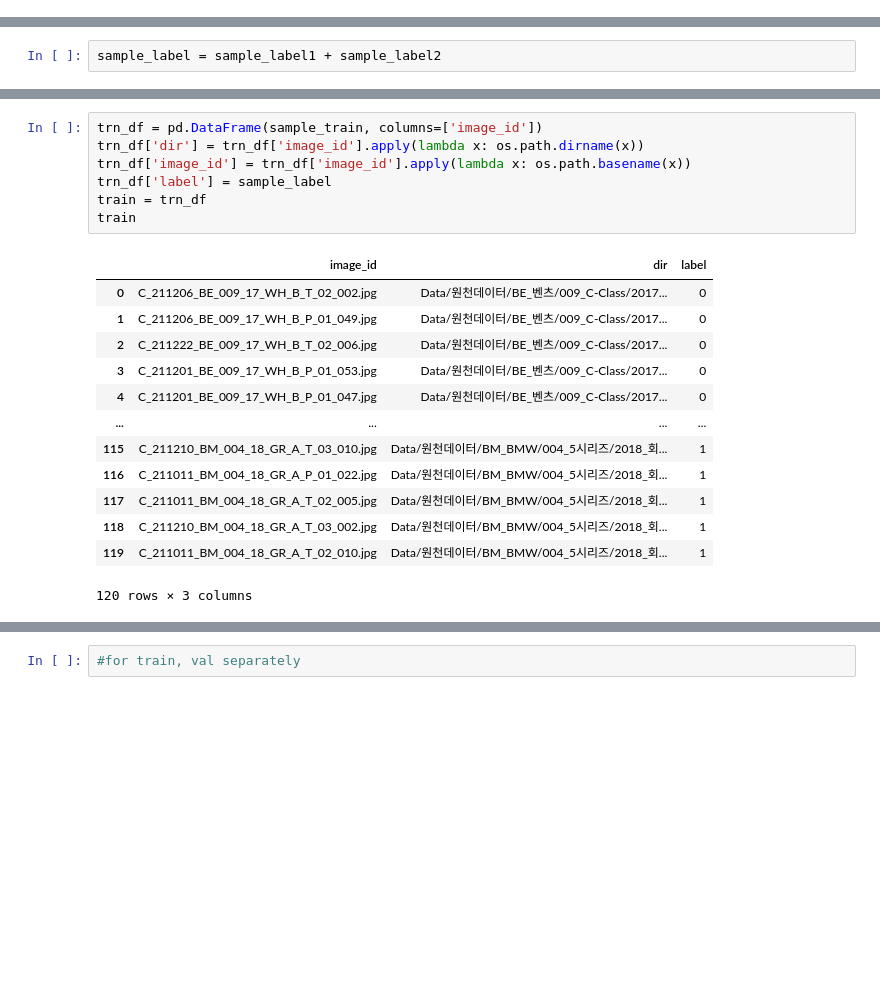
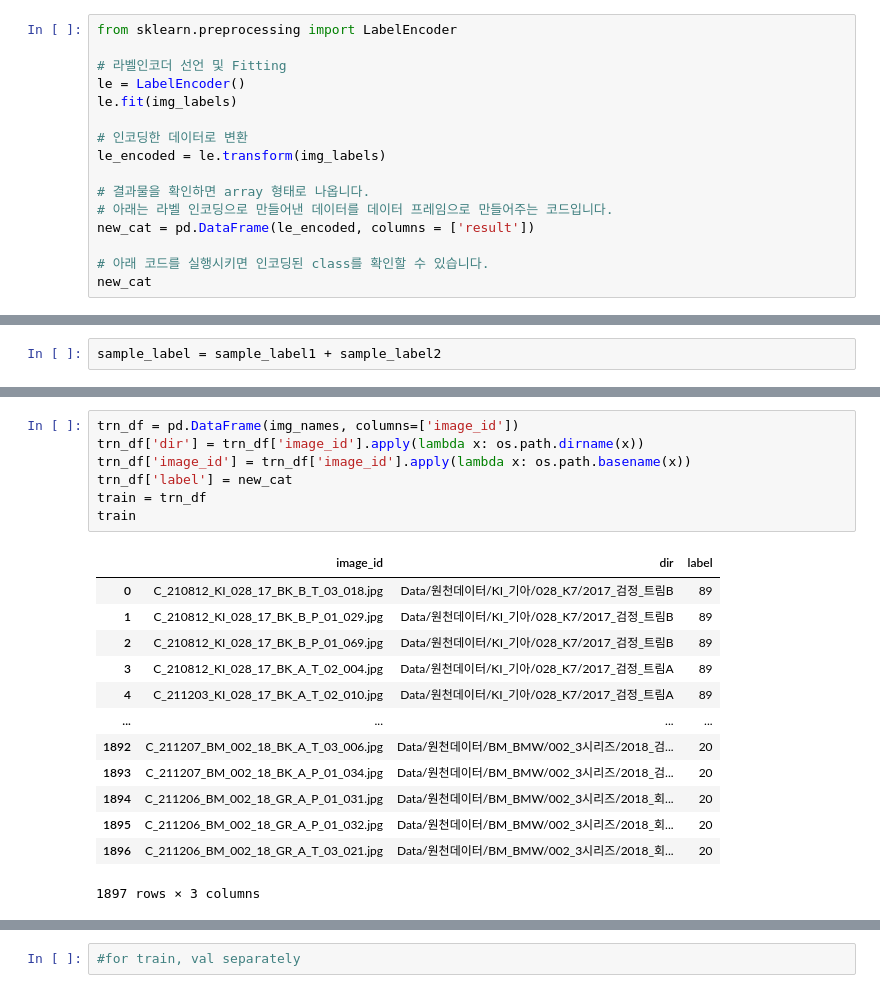
Before and after one commit to hojunking/efficientnet_pytorch, a Jupyter notebook: classification_train.ipynb, the cells around one changed output, grey strips where cells are left out. Saved outputs shown, nothing was run; the diff lists cells and outputs as text; blank space fills up the shorter version.

Commit message:
test_training_4

```diff
--- a/classification_train.ipynb
+++ b/classification_train.ipynb
@@ -107,3 +104,19 @@ false_label = [0]*int(len(false_dir))
 print(false_label[:10])
 # %% [output]
 [0, 0, 0, 0, 0, 0, 0, 0, 0, 0]
+# %%
+from sklearn.preprocessing import LabelEncoder
+
+# 라벨인코더 선언 및 Fitting
+le = LabelEncoder()
+le.fit(img_labels)
+
+# 인코딩한 데이터로 변환
+le_encoded = le.transform(img_labels)
+
+# 결과물을 확인하면 array 형태로 나옵니다.
+# 아래는 라벨 인코딩으로 만들어낸 데이터를 데이터 프레임으로 만들어주는 코드입니다.
+new_cat = pd.DataFrame(le_encoded, columns = ['result'])
+
+# 아래 코드를 실행시키면 인코딩된 class를 확인할 수 있습니다.
+new_cat
@@ -142,24 +176,24 @@ sample_label = sample_label1 + sample_label2
 # %%
-trn_df = pd.DataFrame(sample_train, columns=['image_id'])
+trn_df = pd.DataFrame(img_names, columns=['image_id'])
 trn_df['dir'] = trn_df['image_id'].apply(lambda x: os.path.dirname(x))
 trn_df['image_id'] = trn_df['image_id'].apply(lambda x: os.path.basename(x))
-trn_df['label'] = sample_label
+trn_df['label'] = new_cat
 train = trn_df
 train
 # %% [output]
 |  | image_id | dir | label |
-| 0 | C_211206_BE_009_17_WH_B_T_02_002.jpg | Data/원천데이터/BE_벤츠/009_C-Class/2017... | 0 |
-| 1 | C_211206_BE_009_17_WH_B_P_01_049.jpg | Data/원천데이터/BE_벤츠/009_C-Class/2017... | 0 |
-| 2 | C_211222_BE_009_17_WH_B_T_02_006.jpg | Data/원천데이터/BE_벤츠/009_C-Class/2017... | 0 |
-| 3 | C_211201_BE_009_17_WH_B_P_01_053.jpg | Data/원천데이터/BE_벤츠/009_C-Class/2017... | 0 |
-| 4 | C_211201_BE_009_17_WH_B_P_01_047.jpg | Data/원천데이터/BE_벤츠/009_C-Class/2017... | 0 |
+| 0 | C_210812_KI_028_17_BK_B_T_03_018.jpg | Data/원천데이터/KI_기아/028_K7/2017_검정_트림B | 89 |
+| 1 | C_210812_KI_028_17_BK_B_P_01_029.jpg | Data/원천데이터/KI_기아/028_K7/2017_검정_트림B | 89 |
+| 2 | C_210812_KI_028_17_BK_B_P_01_069.jpg | Data/원천데이터/KI_기아/028_K7/2017_검정_트림B | 89 |
+| 3 | C_210812_KI_028_17_BK_A_T_02_004.jpg | Data/원천데이터/KI_기아/028_K7/2017_검정_트림A | 89 |
+| 4 | C_211203_KI_028_17_BK_A_T_02_010.jpg | Data/원천데이터/KI_기아/028_K7/2017_검정_트림A | 89 |
 | ... | ... | ... | ... |
-| 115 | C_211210_BM_004_18_GR_A_T_03_010.jpg | Data/원천데이터/BM_BMW/004_5시리즈/2018_회... | 1 |
-| 116 | C_211011_BM_004_18_GR_A_P_01_022.jpg | Data/원천데이터/BM_BMW/004_5시리즈/2018_회... | 1 |
-| 117 | C_211011_BM_004_18_GR_A_T_02_005.jpg | Data/원천데이터/BM_BMW/004_5시리즈/2018_회... | 1 |
-| 118 | C_211210_BM_004_18_GR_A_T_03_002.jpg | Data/원천데이터/BM_BMW/004_5시리즈/2018_회... | 1 |
-| 119 | C_211011_BM_004_18_GR_A_T_02_010.jpg | Data/원천데이터/BM_BMW/004_5시리즈/2018_회... | 1 |
+| 1892 | C_211207_BM_002_18_BK_A_T_03_006.jpg | Data/원천데이터/BM_BMW/002_3시리즈/2018_검... | 20 |
+| 1893 | C_211207_BM_002_18_BK_A_P_01_034.jpg | Data/원천데이터/BM_BMW/002_3시리즈/2018_검... | 20 |
+| 1894 | C_211206_BM_002_18_GR_A_P_01_031.jpg | Data/원천데이터/BM_BMW/002_3시리즈/2018_회... | 20 |
+| 1895 | C_211206_BM_002_18_GR_A_P_01_032.jpg | Data/원천데이터/BM_BMW/002_3시리즈/2018_회... | 20 |
+| 1896 | C_211206_BM_002_18_GR_A_T_03_021.jpg | Data/원천데이터/BM_BMW/002_3시리즈/2018_회... | 20 |
-120 rows × 3 columns
+1897 rows × 3 columns
 # %%
 train.label.value_counts()
 # %% [output]
```
Also changed, not shown: parts of 7 cells of this notebook, 22 other files.
